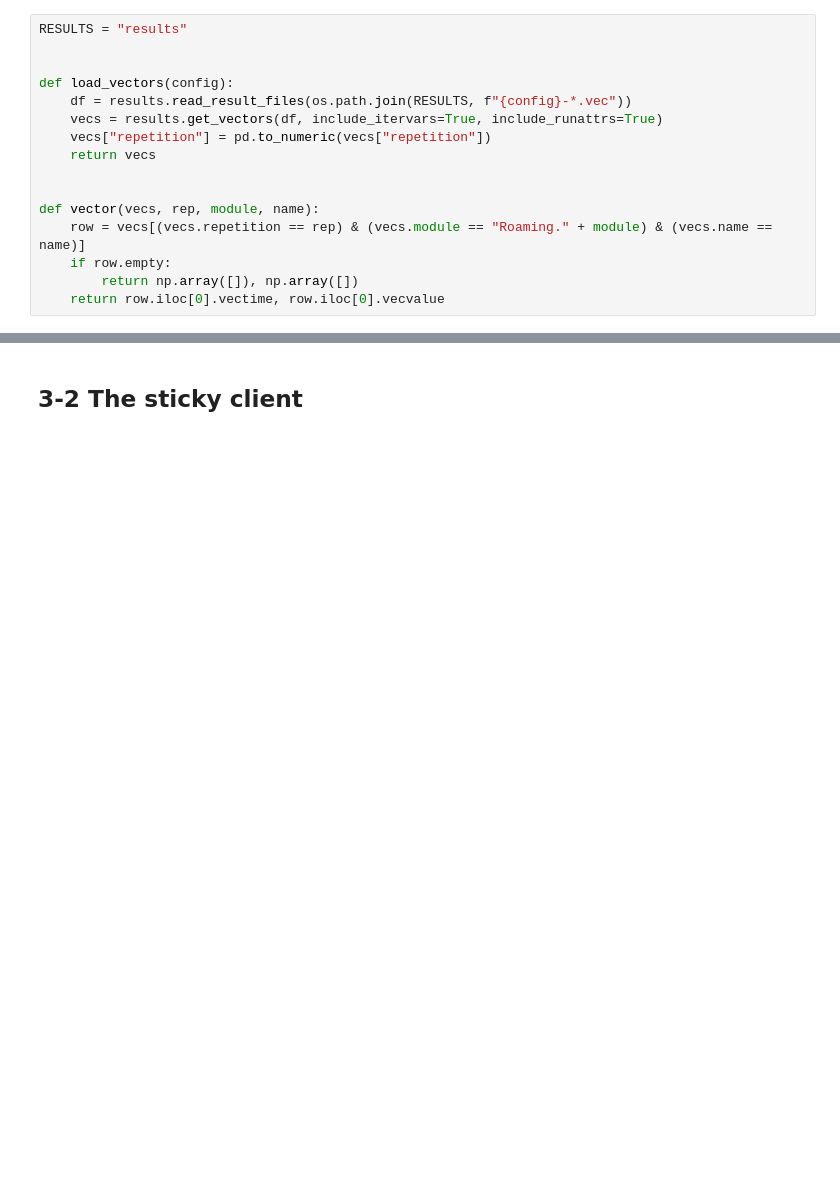
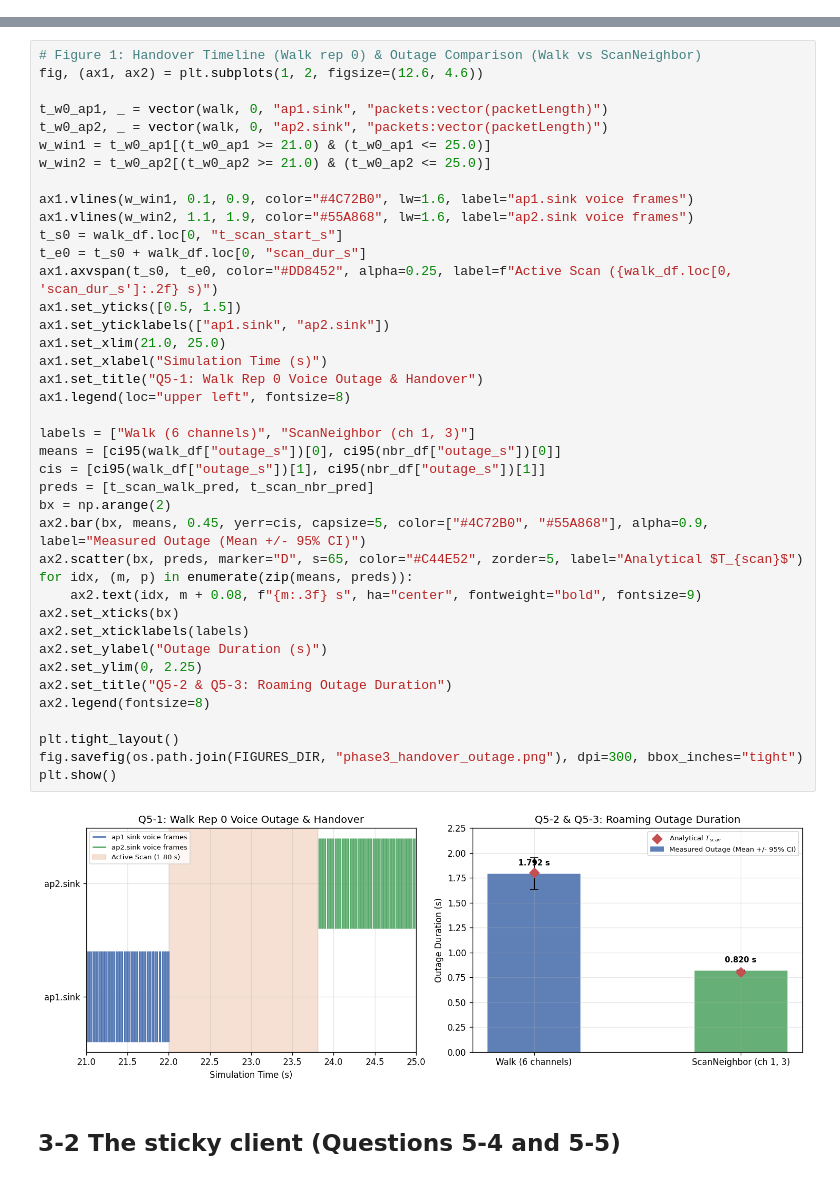
Before and after one commit to Parsa-Saeednia/UT-Computer-Networking-Fall2026, a Jupyter notebook: CA2-WiFi-Performance/phase3/phase3.ipynb, the cells around one changed output, grey strips where cells are left out. Saved outputs shown, nothing was run; the diff lists cells and outputs as text; blank space fills up the shorter version.

Commit message:
docs(ca2-phase3): add executed analysis notebook, FSM evaluation, and Phase 3 report

```diff
--- a/CA2-WiFi-Performance/phase3/phase3.ipynb
+++ b/CA2-WiFi-Performance/phase3/phase3.ipynb
@@ -40,16 +0,0 @@ Vectors you will need (full module paths start with `Roaming.`):
-# %%
-RESULTS = "results"
-
-
-def load_vectors(config):
-    df = results.read_result_files(os.path.join(RESULTS, f"{config}-*.vec"))
-    vecs = results.get_vectors(df, include_itervars=True, include_runattrs=True)
-    vecs["repetition"] = pd.to_numeric(vecs["repetition"])
-    return vecs
-
-
-def vector(vecs, rep, module, name):
-    row = vecs[(vecs.repetition == rep) & (vecs.module == "Roaming." + module) & (vecs.name == name)]
-    if row.empty:
-        return np.array([]), np.array([])
-    return row.iloc[0].vectime, row.iloc[0].vecvalue
@@ -64,2 +285,44 @@ pd.DataFrame({"t (s)": t[:5], "SNIR": snir[:5]})
+# %%
+# Figure 1: Handover Timeline (Walk rep 0) & Outage Comparison (Walk vs ScanNeighbor)
+fig, (ax1, ax2) = plt.subplots(1, 2, figsize=(12.6, 4.6))
+
+t_w0_ap1, _ = vector(walk, 0, "ap1.sink", "packets:vector(packetLength)")
+t_w0_ap2, _ = vector(walk, 0, "ap2.sink", "packets:vector(packetLength)")
+w_win1 = t_w0_ap1[(t_w0_ap1 >= 21.0) & (t_w0_ap1 <= 25.0)]
+w_win2 = t_w0_ap2[(t_w0_ap2 >= 21.0) & (t_w0_ap2 <= 25.0)]
+
+ax1.vlines(w_win1, 0.1, 0.9, color="#4C72B0", lw=1.6, label="ap1.sink voice frames")
+ax1.vlines(w_win2, 1.1, 1.9, color="#55A868", lw=1.6, label="ap2.sink voice frames")
+t_s0 = walk_df.loc[0, "t_scan_start_s"]
+t_e0 = t_s0 + walk_df.loc[0, "scan_dur_s"]
+ax1.axvspan(t_s0, t_e0, color="#DD8452", alpha=0.25, label=f"Active Scan ({walk_df.loc[0, 'scan_dur_s']:.2f} s)")
+ax1.set_yticks([0.5, 1.5])
+ax1.set_yticklabels(["ap1.sink", "ap2.sink"])
+ax1.set_xlim(21.0, 25.0)
+ax1.set_xlabel("Simulation Time (s)")
+ax1.set_title("Q5-1: Walk Rep 0 Voice Outage & Handover")
+ax1.legend(loc="upper left", fontsize=8)
+
+labels = ["Walk (6 channels)", "ScanNeighbor (ch 1, 3)"]
+means = [ci95(walk_df["outage_s"])[0], ci95(nbr_df["outage_s"])[0]]
+cis = [ci95(walk_df["outage_s"])[1], ci95(nbr_df["outage_s"])[1]]
+preds = [t_scan_walk_pred, t_scan_nbr_pred]
+bx = np.arange(2)
+ax2.bar(bx, means, 0.45, yerr=cis, capsize=5, color=["#4C72B0", "#55A868"], alpha=0.9, label="Measured Outage (Mean +/- 95% CI)")
+ax2.scatter(bx, preds, marker="D", s=65, color="#C44E52", zorder=5, label="Analytical $T_{scan}$")
+for idx, (m, p) in enumerate(zip(means, preds)):
+    ax2.text(idx, m + 0.08, f"{m:.3f} s", ha="center", fontweight="bold", fontsize=9)
+ax2.set_xticks(bx)
+ax2.set_xticklabels(labels)
+ax2.set_ylabel("Outage Duration (s)")
+ax2.set_ylim(0, 2.25)
+ax2.set_title("Q5-2 & Q5-3: Roaming Outage Duration")
+ax2.legend(fontsize=8)
+
+plt.tight_layout()
+fig.savefig(os.path.join(FIGURES_DIR, "phase3_handover_outage.png"), dpi=300, bbox_inches="tight")
+plt.show()
+# %% [output]
+[figure, added]
 # %% [markdown]
-## 3-2  The sticky client
+## 3-2 The sticky client (Questions 5-4 and 5-5)
```
Also changed, not shown: parts of 16 cells of this notebook, 1 other file.
